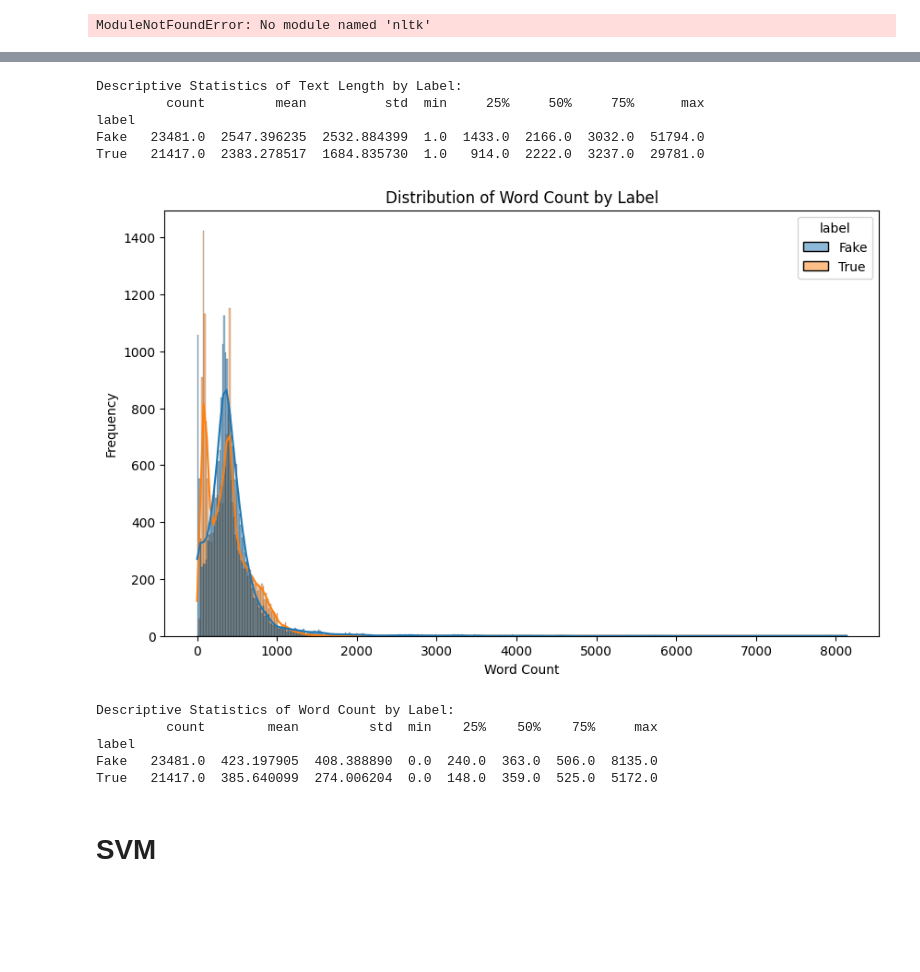
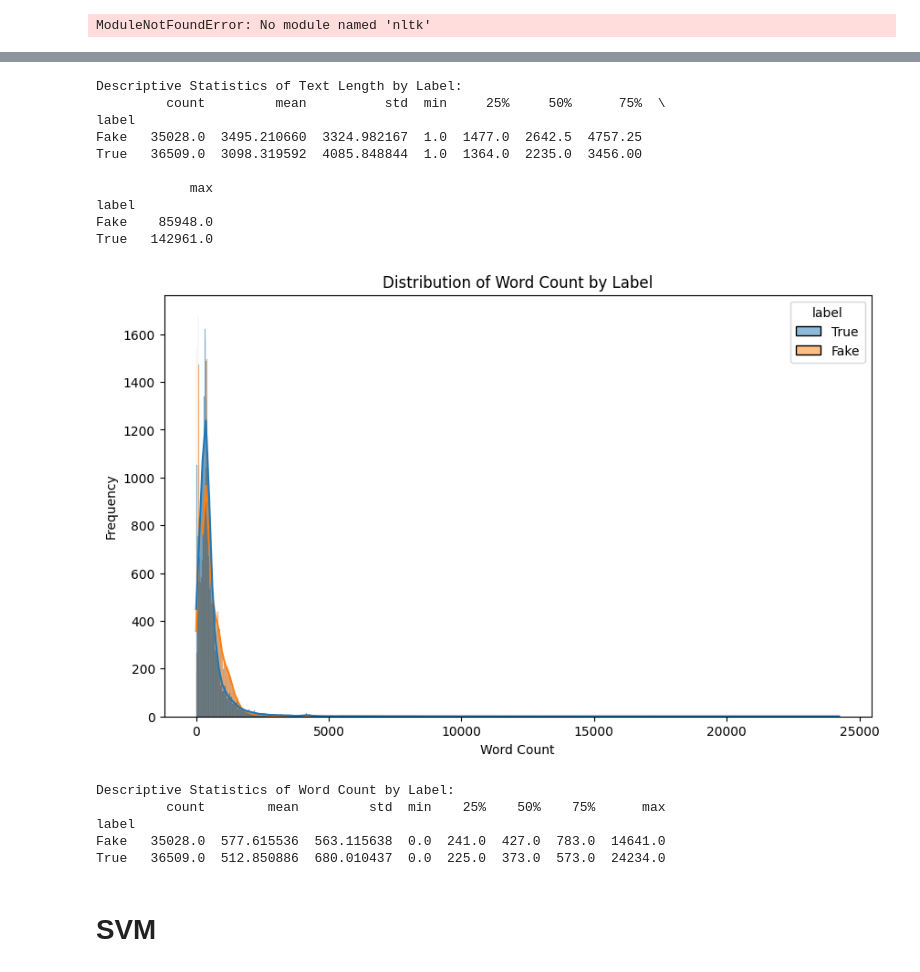
Before and after one commit to EricPossato/FakeNewsAnalysis, a Jupyter notebook: segundo.ipynb, the cells around one changed output, grey strips where cells are left out. Saved outputs shown, nothing was run; the diff lists cells and outputs as text; code cells hidden in the pictures; blank space fills up the shorter version.

```diff
--- a/segundo.ipynb
+++ b/segundo.ipynb
@@ -19,3 +19,5 @@ combined_df.head()
 | 4 | 4 | SATAN 2: Russia unvelis an image ... | The RS-28 Sarmat missile, dubbed ... | True |
 # %%
 combined_df['label'].value_counts()
+# drop rows with nAn values
+combined_df = combined_df.dropna()
@@ -82,6 +81,7 @@ import matplotlib.pyplot as plt
 import seaborn as sns
 
 # Distribution of the length of the news articles
+combined_df = combined_df.dropna(subset=['text'])
 combined_df['text_length'] = combined_df['text'].apply(len)
 
 plt.figure(figsize=(10, 6))
@@ -111,14 +111,19 @@ print(combined_df.groupby('label')['word_count'].describe())
 Descriptive Statistics of Text Length by Label:
-         count         mean          std  min     25%     50%     75%      max
+         count         mean          std  min     25%     50%      75%  \
 label
-Fake   23481.0  2547.396235  2532.884399  1.0  1433.0  2166.0  3032.0  51794.0
-True   21417.0  2383.278517  1684.835730  1.0   914.0  2222.0  3237.0  29781.0
+Fake   35028.0  3495.210660  3324.982167  1.0  1477.0  2642.5  4757.25
+True   36509.0  3098.319592  4085.848844  1.0  1364.0  2235.0  3456.00
+
+            max
+label
+Fake    85948.0
+True   142961.0
-[figure, old version]
+[figure, new version]
 Descriptive Statistics of Word Count by Label:
-         count        mean         std  min    25%    50%    75%     max
+         count        mean         std  min    25%    50%    75%      max
 label
-Fake   23481.0  423.197905  408.388890  0.0  240.0  363.0  506.0  8135.0
-True   21417.0  385.640099  274.006204  0.0  148.0  359.0  525.0  5172.0
+Fake   35028.0  577.615536  563.115638  0.0  241.0  427.0  783.0  14641.0
+True   36509.0  512.850886  680.010437  0.0  225.0  373.0  573.0  24234.0
 # %% [markdown]
 # SVM
 # %% [markdown]
```
Also changed, not shown: parts of 3 cells of this notebook.
